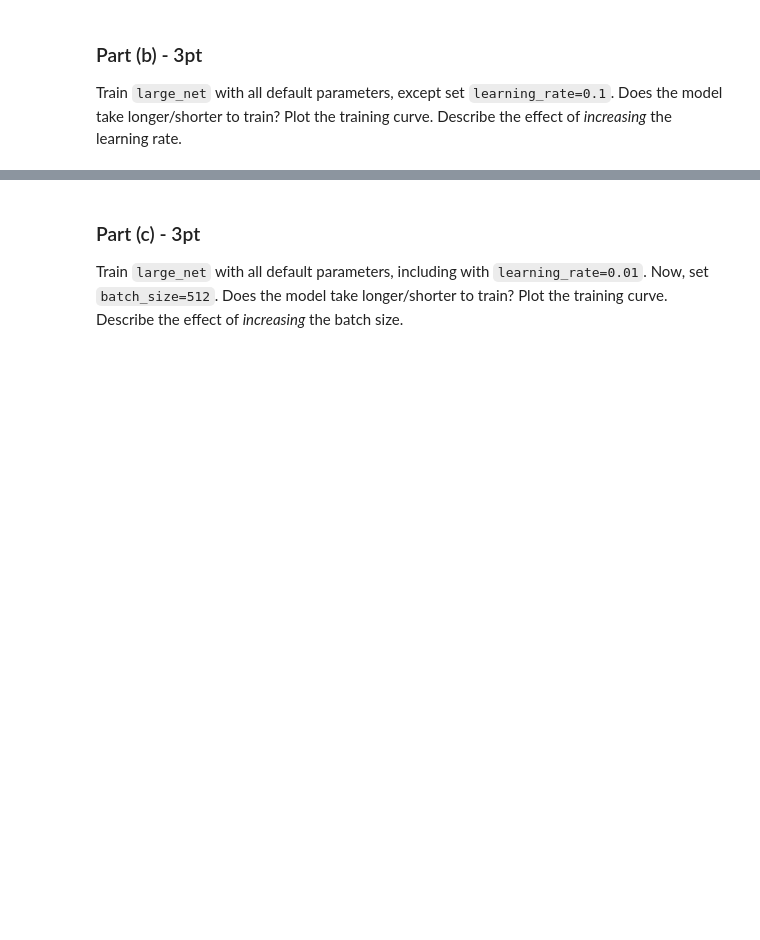
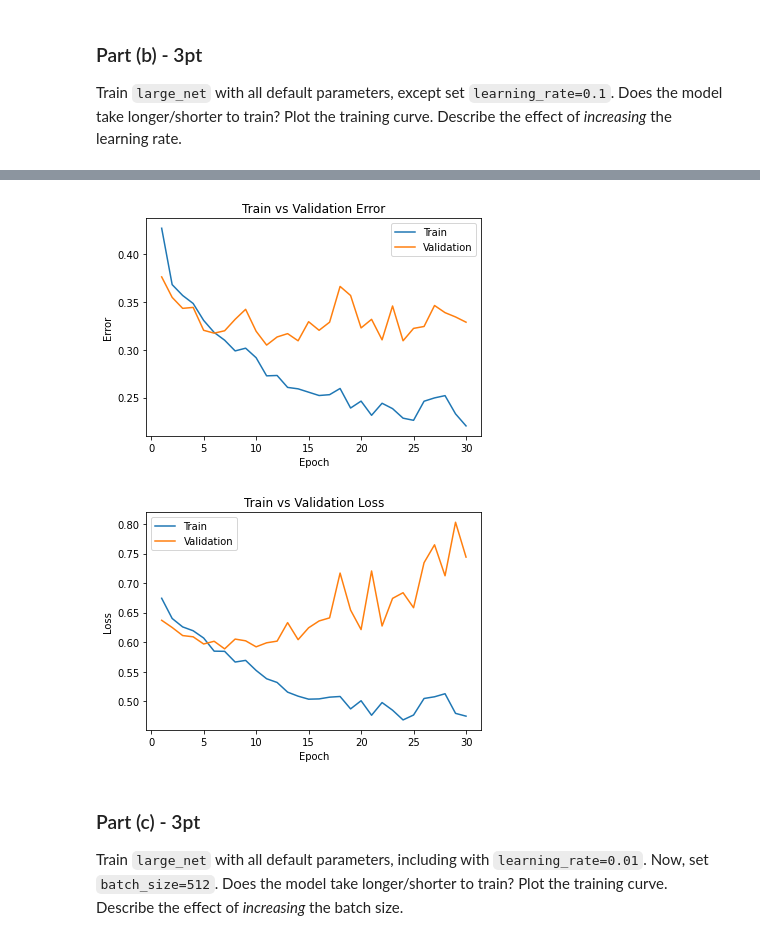
Before and after one commit to tujiaqi2002/DL_lab1, a Jupyter notebook: Lab2_Cats_vs_Dogs.ipynb, the cells around one changed output, grey strips where cells are left out. Saved outputs shown, nothing was run; the diff lists cells and outputs as text; code cells hidden in the pictures; blank space fills up the shorter version.

```diff
--- a/Lab2_Cats_vs_Dogs.ipynb
+++ b/Lab2_Cats_vs_Dogs.ipynb
@@ -597,3 +638,14 @@ large_net = LargeNet()
 Train `large_net` with all default parameters, except set `learning_rate=0.1`.
 Does the model take longer/shorter to train?
 Plot the training curve. Describe the effect of *increasing* the learning rate.
+# %%
+large_net = LargeNet()
+train_net(large_net, 64, 0.1, 30)
+large_net_path = get_model_name("large", batch_size=64, learning_rate=0.1, epoch=29)
+plot_training_curve(large_net_path)
+
+# almost the same training time.
+# higher error and higher train data.
+# however the the model is overfitting more,
+# which seems like 0.1 learning rate is too fast in this model.
+# %% [output]
@@ -600,3 +669,5 @@ Plot the training curve. Describe the effect of *increasing* the learning rate.
+[figure, added]
+[figure, added]
 # %% [markdown]
 ### Part (c) - 3pt
 
```
Also changed, not shown: parts of 24 cells of this notebook.
